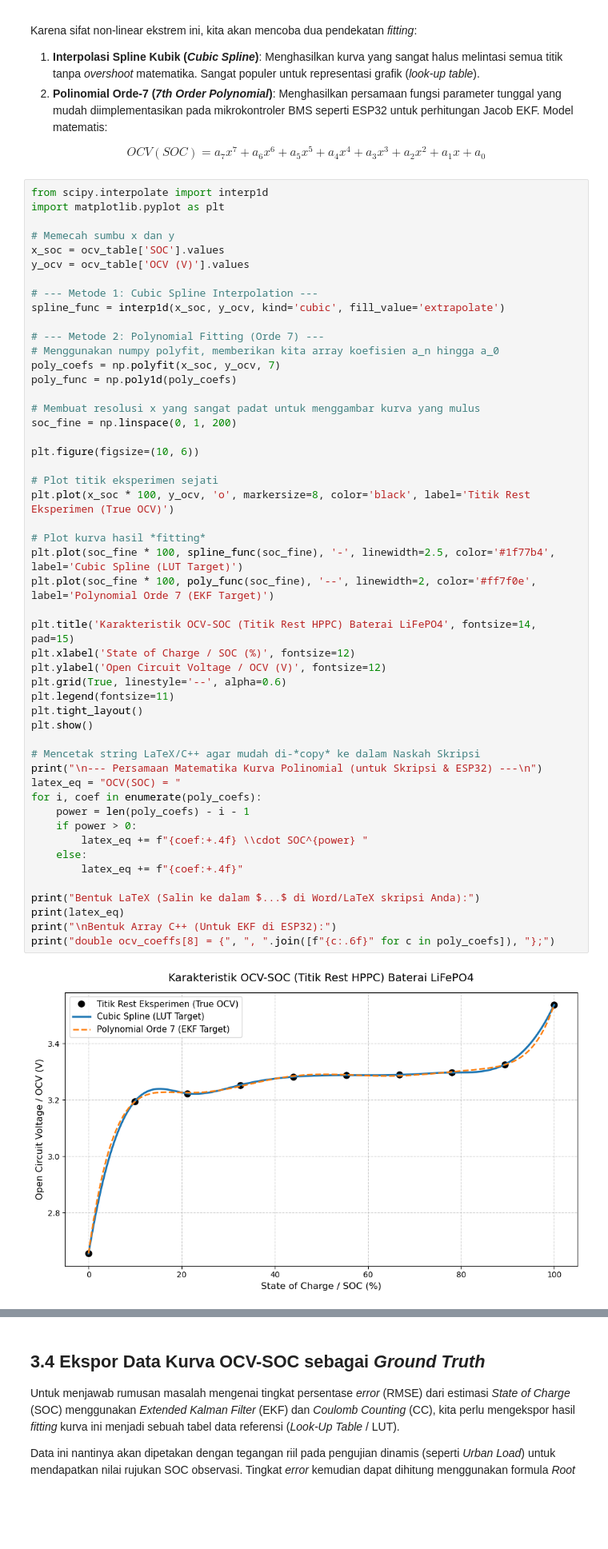
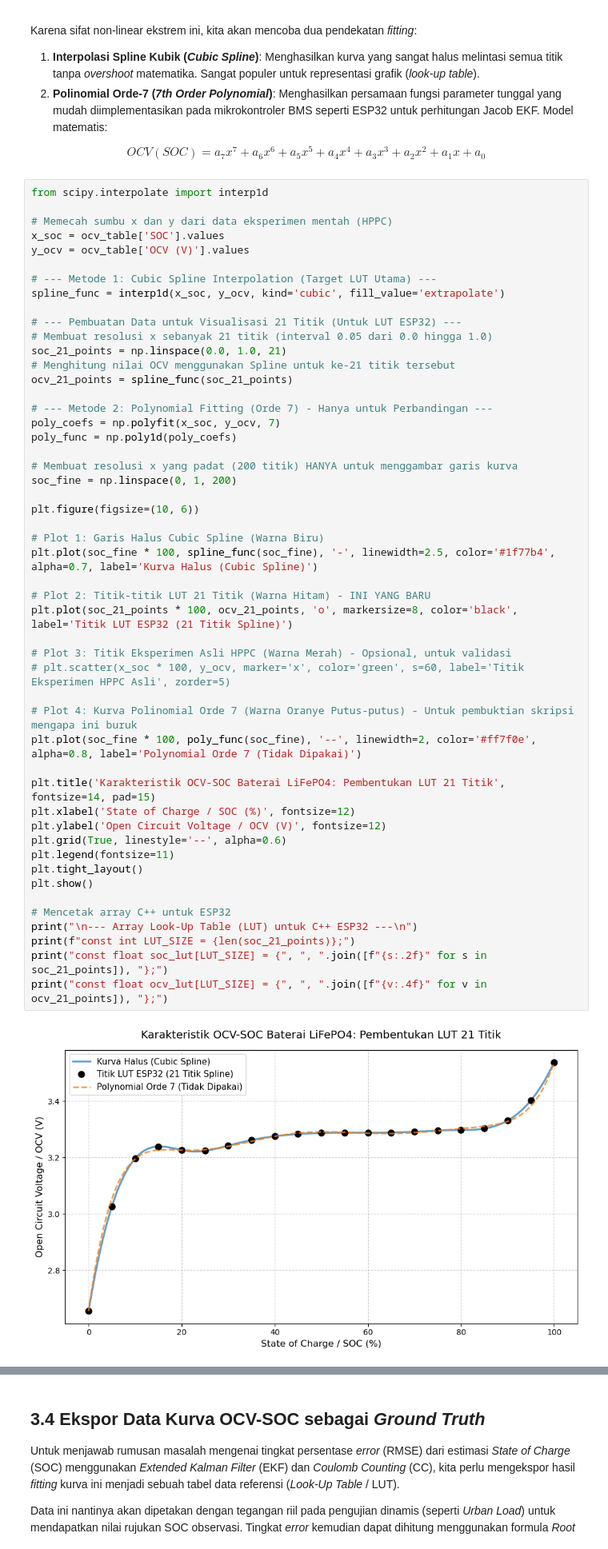
Before and after one commit to Zenalghi/Simulasi-Cell-B, a Jupyter notebook: ECM/ecm_ekf_final_v4-csv_FIX.ipynb, the cells around one changed output, grey strips where cells are left out. Shown at 80% size. Saved outputs shown, nothing was run; the diff lists cells and outputs as text; blank space fills up the shorter version.

```diff
--- a/ECM/ecm_ekf_final_v4-csv_FIX.ipynb
+++ b/ECM/ecm_ekf_final_v4-csv_FIX.ipynb
@@ -464,53 +464,53 @@ Karena sifat non-linear ekstrem ini, kita akan mencoba dua pendekatan *fitting*:
 $$OCV(SOC) = a_7 x^7 + a_6 x^6 + a_5 x^5 + a_4 x^4 + a_3 x^3 + a_2 x^2 + a_1 x + a_0$$
 # %%
 from scipy.interpolate import interp1d
-import matplotlib.pyplot as plt
 
-# Memecah sumbu x dan y
+# Memecah sumbu x dan y dari data eksperimen mentah (HPPC)
 x_soc = ocv_table['SOC'].values
 y_ocv = ocv_table['OCV (V)'].values
 
-# --- Metode 1: Cubic Spline Interpolation ---
+# --- Metode 1: Cubic Spline Interpolation (Target LUT Utama) ---
 spline_func = interp1d(x_soc, y_ocv, kind='cubic', fill_value='extrapolate')
 
-# --- Metode 2: Polynomial Fitting (Orde 7) ---
-# Menggunakan numpy polyfit, memberikan kita array koefisien a_n hingga a_0
+# --- Pembuatan Data untuk Visualisasi 21 Titik (Untuk LUT ESP32) ---
+# Membuat resolusi x sebanyak 21 titik (interval 0.05 dari 0.0 hingga 1.0)
+soc_21_points = np.linspace(0.0, 1.0, 21)
+# Menghitung nilai OCV menggunakan Spline untuk ke-21 titik tersebut
+ocv_21_points = spline_func(soc_21_points)
+
+# --- Metode 2: Polynomial Fitting (Orde 7) - Hanya untuk Perbandingan ---
 poly_coefs = np.polyfit(x_soc, y_ocv, 7)
 poly_func = np.poly1d(poly_coefs)
 
-# Membuat resolusi x yang sangat padat untuk menggambar kurva yang mulus
+# Membuat resolusi x yang padat (200 titik) HANYA untuk menggambar garis kurva
 soc_fine = np.linspace(0, 1, 200)
 
 plt.figure(figsize=(10, 6))
 
-# Plot titik eksperimen sejati
-plt.plot(x_soc * 100, y_ocv, 'o', markersize=8, color='black', label='Titik Rest Eksperimen (True OCV)')
+# Plot 1: Garis Halus Cubic Spline (Warna Biru)
+plt.plot(soc_fine * 100, spline_func(soc_fine), '-', linewidth=2.5, color='#1f77b4', alpha=0.7, label='Kurva Halus (Cubic Spline)')
 
-# Plot kurva hasil *fitting*
-plt.plot(soc_fine * 100, spline_func(soc_fine), '-', linewidth=2.5, color='#1f77b4', label='Cubic Spline (LUT Target)')
-plt.plot(soc_fine * 100, poly_func(soc_fine), '--', linewidth=2, color='#ff7f0e', label='Polynomial Orde 7 (EKF Target)')
+# Plot 2: Titik-titik LUT 21 Titik (Warna Hitam) - INI YANG BARU
+plt.plot(soc_21_points * 100, ocv_21_points, 'o', markersize=8, color='black', label='Titik LUT ESP32 (21 Titik Spline)')
 
-plt.title('Karakteristik OCV-SOC (Titik Rest HPPC) Baterai LiFePO4', fontsize=14, pad=15)
+# Plot 3: Titik Eksperimen Asli HPPC (Warna Merah) - Opsional, untuk validasi
+# plt.scatter(x_soc * 100, y_ocv, marker='x', color='green', s=60, label='Titik Eksperimen HPPC Asli', zorder=5)
+
+# Plot 4: Kurva Polinomial Orde 7 (Warna Oranye Putus-putus) - Untuk pembuktian skripsi mengapa ini buruk
+plt.plot(soc_fine * 100, poly_func(soc_fine), '--', linewidth=2, color='#ff7f0e', alpha=0.8, label='Polynomial Orde 7 (Tidak Dipakai)')
+
+plt.title('Karakteristik OCV-SOC Baterai LiFePO4: Pembentukan LUT 21 Titik', fontsize=14, pad=15)
 plt.xlabel('State of Charge / SOC (%)', fontsize=12)
 plt.ylabel('Open Circuit Voltage / OCV (V)', fontsize=12)
 plt.grid(True, linestyle='--', alpha=0.6)
 plt.legend(fontsize=11)
 plt.tight_layout()
 plt.show()
 
-# Mencetak string LaTeX/C++ agar mudah di-*copy* ke dalam Naskah Skripsi
-print("\n--- Persamaan Matematika Kurva Polinomial (untuk Skripsi & ESP32) ---\n")
-latex_eq = "OCV(SOC) = "
-for i, coef in enumerate(poly_coefs):
-    power = len(poly_coefs) - i - 1
-    if power > 0:
-        latex_eq += f"{coef:+.4f} \\cdot SOC^{power} "
-    else:
-        latex_eq += f"{coef:+.4f}"
-
-print("Bentuk LaTeX (Salin ke dalam $...$ di Word/LaTeX skripsi Anda):")
-print(latex_eq)
-print("\nBentuk Array C++ (Untuk EKF di ESP32):")
-print("double ocv_coeffs[8] = {", ", ".join([f"{c:.6f}" for c in poly_coefs]), "};")
+# Mencetak array C++ untuk ESP32
+print("\n--- Array Look-Up Table (LUT) untuk C++ ESP32 ---\n")
+print(f"const int LUT_SIZE = {len(soc_21_points)};")
+print("const float soc_lut[LUT_SIZE] = {", ", ".join([f"{s:.2f}" for s in soc_21_points]), "};")
+print("const float ocv_lut[LUT_SIZE] = {", ", ".join([f"{v:.4f}" for v in ocv_21_points]), "};")
 # %% [output]
-[figure, old version]
+[figure, new version]
```
Also changed, not shown: parts of 5 cells of this notebook, 1 other file.
